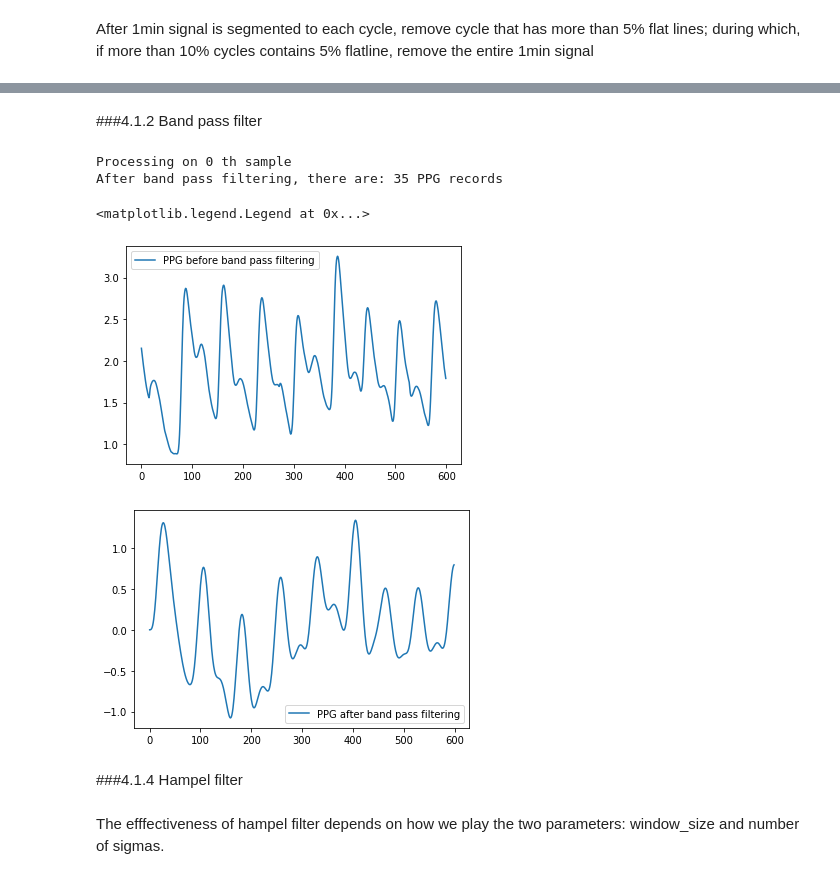
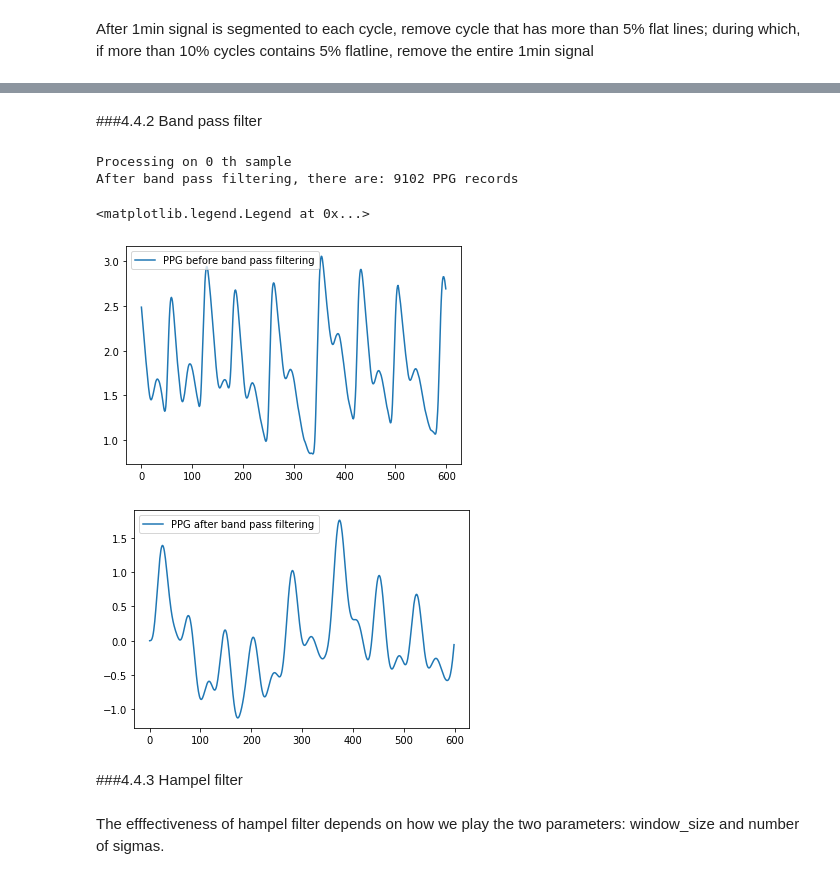
Before and after one commit to supertime1/BP_PPG, a Jupyter notebook: BP_Data_Clean.ipynb, the cells around one changed output, grey strips where cells are left out. Drawn from its saved outputs; the diff is of its cells as text; code cells hidden in the pictures.

```diff
--- a/BP_Data_Clean.ipynb
+++ b/BP_Data_Clean.ipynb
@@ -294,5 +285,2 @@ def flat_peak_remove(signals,cyc_ratio = 0.05, seg_ratio = 0.1):
-# %%
-for i in range(10):
-  plt.plot(segments[i],label = "ABP segment")
-  plt.legend()
-  plt.figure()
+# %%
+ABP_fpr_signals, remove_index = flat_peak_remove(ABP_ps_signals,0.05,0.1)
@@ -298,0 +297,4 @@ for i in range(10):
+# %%
+PPG_fpr_signals = np.delete(PPG_seg_signals,remove_index,0)
+print('There are in total',len(ABP_fpr_signals),"accpeted ABP 1min segments")
+print('There are in total',len(PPG_fpr_signals),"accpeted PPG 1min segments")
@@ -320,5 +327,5 @@ plt.legend()
 # %% [markdown]
-###4.1.2 Band pass filter
+###4.4.2 Band pass filter
 # %%
 from scipy.signal import butter, lfilter
 def butter_bandpass(lowcut, highcut, fs, order=4):
@@ -335,27 +342,27 @@ def butter_bandpass_filter(data, lowcut, highcut, fs, order=5):
     return y
 # %%
 PPG_bf_signals = []
-for i in range(len(PPG_cl_signals)):
-  PPG_bf_signal =butter_bandpass_filter(PPG_cl_signals[i],0.5,8,300,order=4)
+for i in range(len(PPG_fpr_signals)):
+  PPG_bf_signal =butter_bandpass_filter(PPG_fpr_signals[i],0.5,8,300,order=4)
   PPG_bf_signals.append(PPG_bf_signal)
   if i%10000 == 0:
       print("Processing on", i, "th sample")
 print("After band pass filtering, there are:", len(PPG_bf_signals), "PPG records")
 # %% [output]
 Processing on 0 th sample
-After band pass filtering, there are: 35 PPG records
+After band pass filtering, there are: 9102 PPG records
 # %%
-plt.plot(PPG_cl_signals[1][:600],label="PPG before band pass filtering")
+plt.plot(PPG_fpr_signals[1][:600],label="PPG before band pass filtering")
 plt.legend()
 plt.figure()
 plt.plot(PPG_bf_signals[1][:600], label="PPG after band pass filtering")
 plt.legend()
 # %% [output]
 <matplotlib.legend.Legend at 0x...>
-[figure, old version]
+[figure, new version]
-[figure, old version]
+[figure, new version]
 # %% [markdown]
-###4.1.4 Hampel filter
+###4.4.3 Hampel filter
 # %% [markdown]
 The efffectiveness of hampel filter depends on how we play the two parameters: window_size and number of sigmas.
 # %%
```
Also changed, not shown: parts of 18 cells of this notebook.
